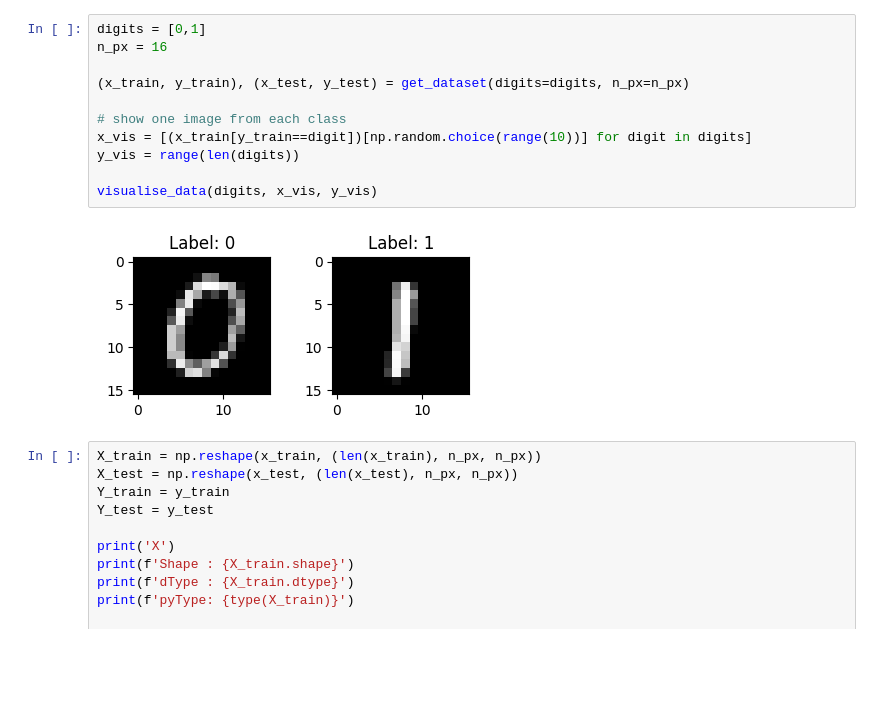
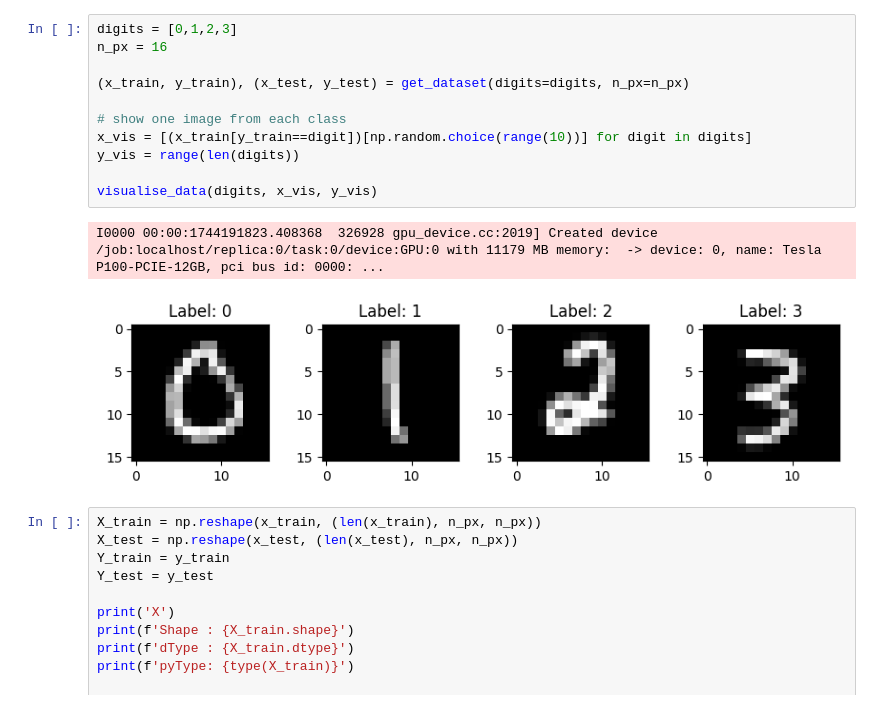
Before and after one commit to PranayK-666/adversarial-qml, a Jupyter notebook: quantum_model_MNIST.ipynb, the cells around one changed output. Saved outputs shown, nothing was run; the diff lists cells and outputs as text; blank space fills up the shorter version.

```diff
--- a/quantum_model_MNIST.ipynb
+++ b/quantum_model_MNIST.ipynb
@@ -8,16 +17,17 @@ from utils.tools import get_dataset, visualise_data
 # %%
-digits = [0,1]
+digits = [0,1,2,3]
 n_px = 16
 
 (x_train, y_train), (x_test, y_test) = get_dataset(digits=digits, n_px=n_px)
 
 # show one image from each class
 x_vis = [(x_train[y_train==digit])[np.random.choice(range(10))] for digit in digits]
 y_vis = range(len(digits))
 
 visualise_data(digits, x_vis, y_vis)
 # %% [output]
+I0000 00:00:1744191823.408368  326928 gpu_device.cc:2019] Created device /job:localhost/replica:0/task:0/device:GPU:0 with 11179 MB memory:  -> device: 0, name: Tesla P100-PCIE-12GB, pci bus id: 0000: ...
-[figure, old version]
+[figure, new version]
 # %%
 X_train = np.reshape(x_train, (len(x_train), n_px, n_px))
 X_test = np.reshape(x_test, (len(x_test), n_px, n_px))
```
Also changed, not shown: parts of 22 cells of this notebook, 22 other files.
